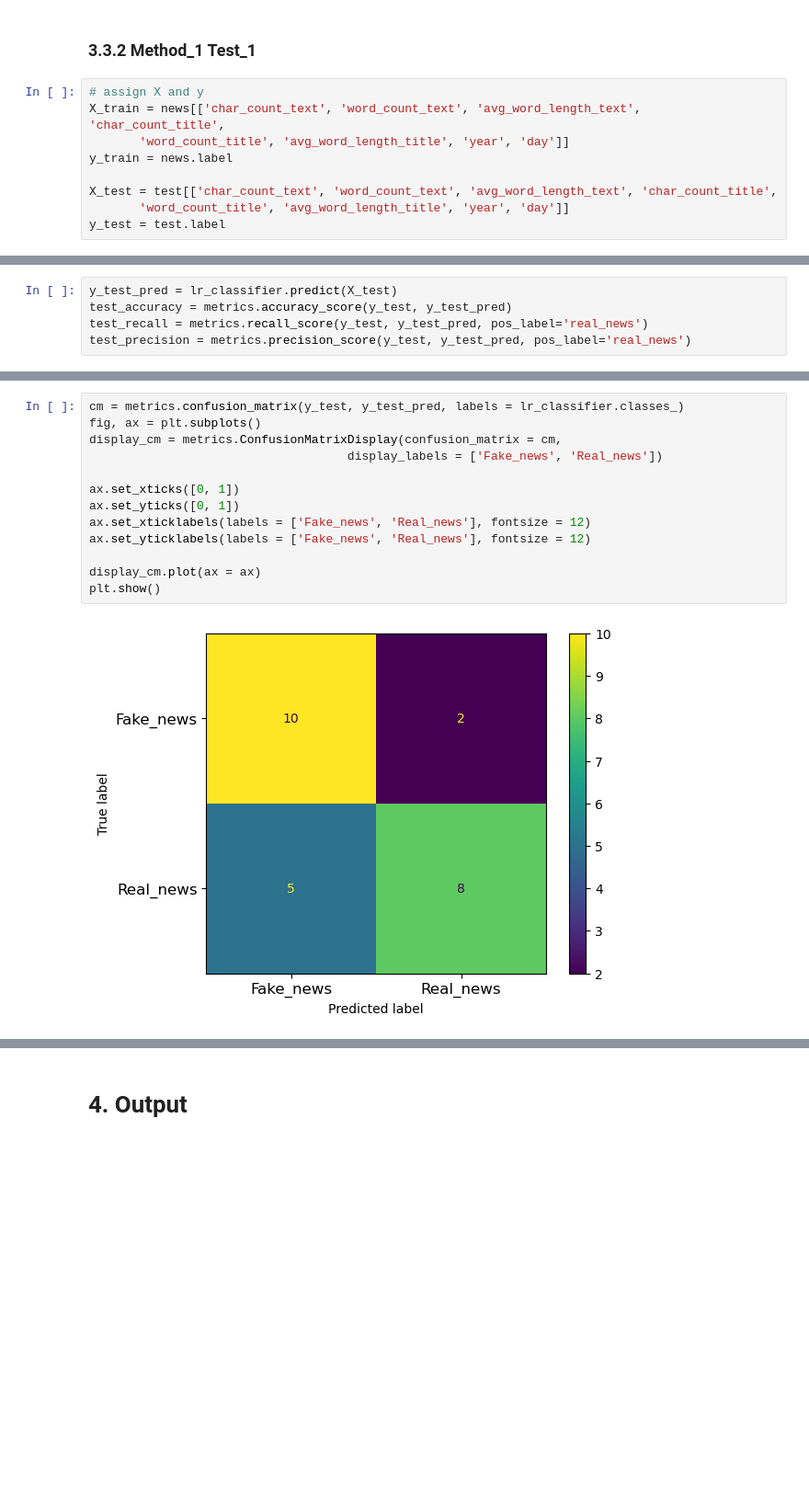
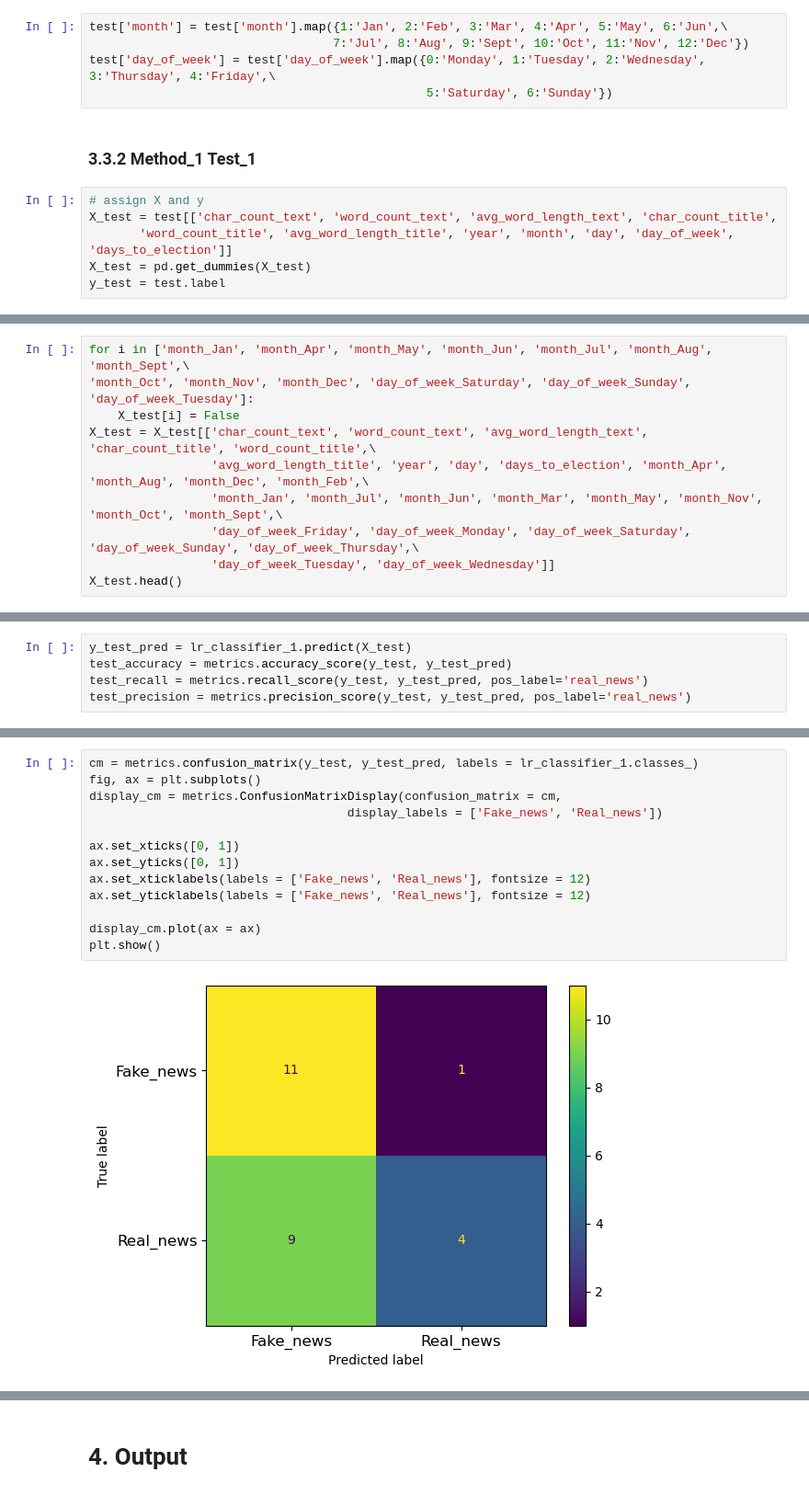
Before and after one commit to tsar1987/Capstone_Project_Three, a Jupyter notebook: Capstone_Three_Step_3_Data_Preprocessing_and_Modeling.ipynb, the cells around one changed output, grey strips where cells are left out. Shown: that part at 92% size. Drawn from its saved outputs; the diff is of its cells as text; blank space fills up the shorter version.

```diff
--- a/Capstone_Three_Step_3_Data_Preprocessing_and_Modeling.ipynb
+++ b/Capstone_Three_Step_3_Data_Preprocessing_and_Modeling.ipynb
@@ -1209,11 +1197,13 @@ test['day'] = test['date'].dt.day
+# %%
+test['month'] = test['month'].map({1:'Jan', 2:'Feb', 3:'Mar', 4:'Apr', 5:'May', 6:'Jun',\
+                                  7:'Jul', 8:'Aug', 9:'Sept', 10:'Oct', 11:'Nov', 12:'Dec'})
+test['day_of_week'] = test['day_of_week'].map({0:'Monday', 1:'Tuesday', 2:'Wednesday', 3:'Thursday', 4:'Friday',\
+                                               5:'Saturday', 6:'Sunday'})
 # %% [markdown]
 ### 3.3.2 Method_1 Test_1
 # %%
 # assign X and y
-X_train = news[['char_count_text', 'word_count_text', 'avg_word_length_text', 'char_count_title',
-       'word_count_title', 'avg_word_length_title', 'year', 'day']]
-y_train = news.label
-
 X_test = test[['char_count_text', 'word_count_text', 'avg_word_length_text', 'char_count_title',
-       'word_count_title', 'avg_word_length_title', 'year', 'day']]
+       'word_count_title', 'avg_word_length_title', 'year', 'month', 'day', 'day_of_week', 'days_to_election']]
+X_test = pd.get_dummies(X_test)
 y_test = test.label
@@ -1226,0 +1210,10 @@ LogisticRegression(max_iter=1000)
+# %%
+for i in ['month_Jan', 'month_Apr', 'month_May', 'month_Jun', 'month_Jul', 'month_Aug', 'month_Sept',\
+'month_Oct', 'month_Nov', 'month_Dec', 'day_of_week_Saturday', 'day_of_week_Sunday', 'day_of_week_Tuesday']:
+    X_test[i] = False
+X_test = X_test[['char_count_text', 'word_count_text', 'avg_word_length_text', 'char_count_title', 'word_count_title',\
+                 'avg_word_length_title', 'year', 'day', 'days_to_election', 'month_Apr', 'month_Aug', 'month_Dec', 'month_Feb',\
+                 'month_Jan', 'month_Jul', 'month_Jun', 'month_Mar', 'month_May', 'month_Nov', 'month_Oct', 'month_Sept',\
+                 'day_of_week_Friday', 'day_of_week_Monday', 'day_of_week_Saturday', 'day_of_week_Sunday', 'day_of_week_Thursday',\
+                 'day_of_week_Tuesday', 'day_of_week_Wednesday']]
+X_test.head()
@@ -1227,5 +1227,5 @@ LogisticRegression(max_iter=1000)
 # %%
-y_test_pred = lr_classifier.predict(X_test)
+y_test_pred = lr_classifier_1.predict(X_test)
 test_accuracy = metrics.accuracy_score(y_test, y_test_pred)
 test_recall = metrics.recall_score(y_test, y_test_pred, pos_label='real_news')
 test_precision = metrics.precision_score(y_test, y_test_pred, pos_label='real_news')
@@ -1240,15 +1240,15 @@ The test set recall score is 0.615
 # %%
-cm = metrics.confusion_matrix(y_test, y_test_pred, labels = lr_classifier.classes_)
+cm = metrics.confusion_matrix(y_test, y_test_pred, labels = lr_classifier_1.classes_)
 fig, ax = plt.subplots()
 display_cm = metrics.ConfusionMatrixDisplay(confusion_matrix = cm,
                                     display_labels = ['Fake_news', 'Real_news'])
 
 ax.set_xticks([0, 1])
 ax.set_yticks([0, 1])
 ax.set_xticklabels(labels = ['Fake_news', 'Real_news'], fontsize = 12)
 ax.set_yticklabels(labels = ['Fake_news', 'Real_news'], fontsize = 12)
 
 display_cm.plot(ax = ax)
 plt.show()
 # %% [output]
-[figure, old version]
+[figure, new version]
```
Also changed, not shown: parts of 228 cells of this notebook.
